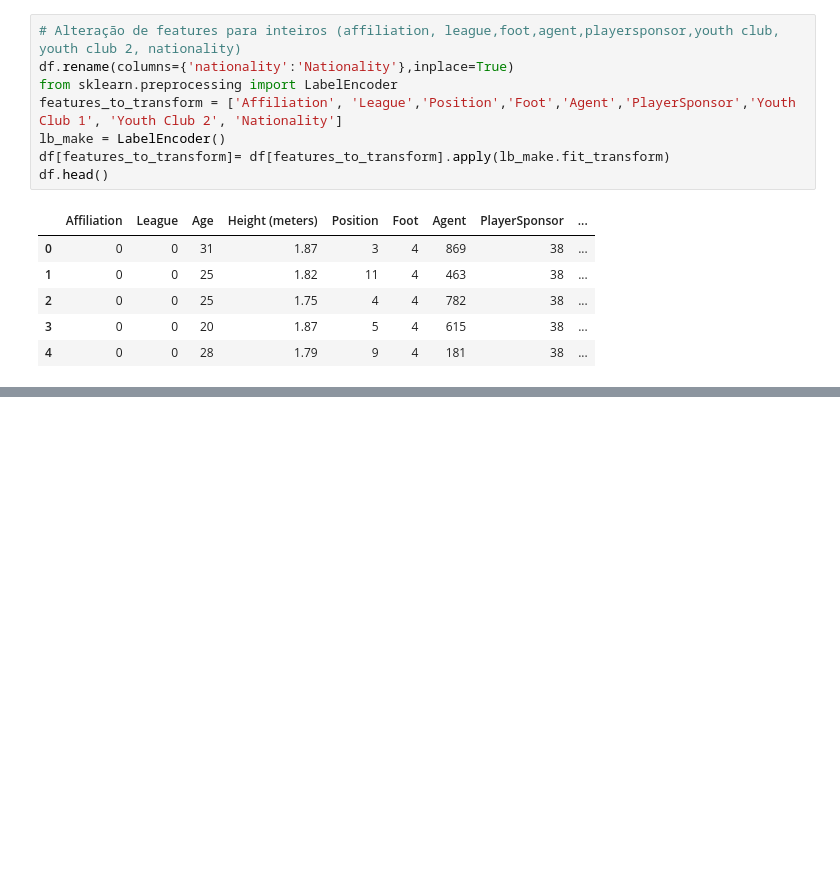
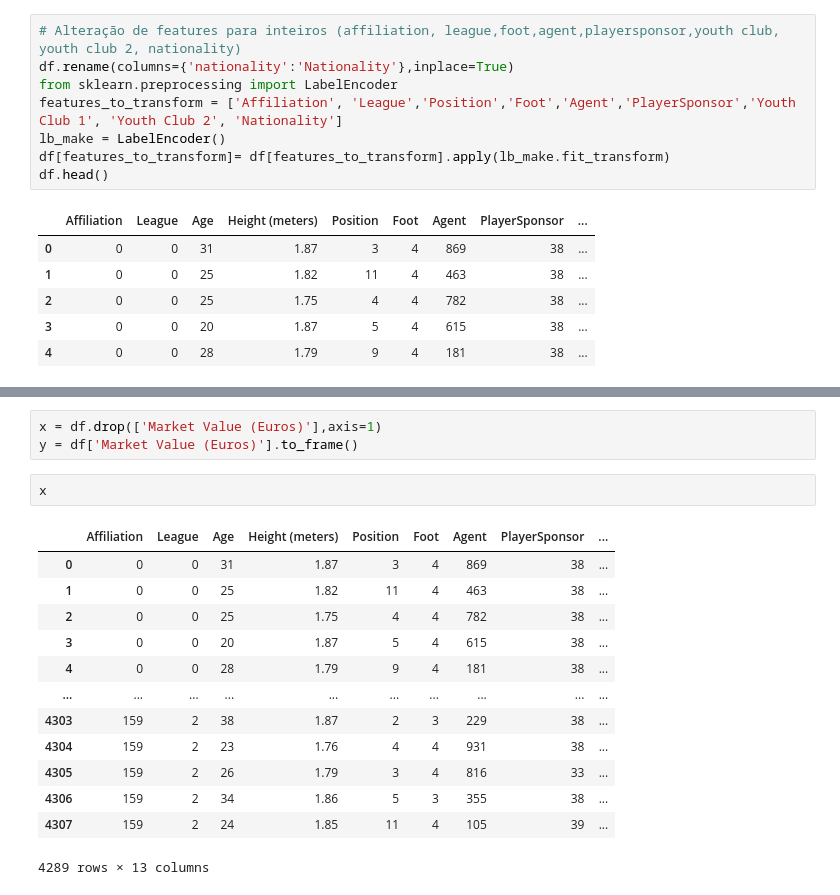
Before and after one commit to simaocunha71/machine_learning-daa, a Jupyter notebook: tarefa_grupo.ipynb, the cells around one changed output, grey strips where cells are left out. Cells and saved outputs as stored; diff of their text form; blank space fills up the shorter version.

```diff
--- a/tarefa_grupo.ipynb
+++ b/tarefa_grupo.ipynb
@@ -250,0 +279,19 @@ df.head()
+# %%
+x = df.drop(['Market Value (Euros)'],axis=1)
+y = df['Market Value (Euros)'].to_frame()
+# %%
+x
+# %% [output]
+|  | Affiliation | League | Age | Height (meters) | Position | Foot | Agent | PlayerSponsor | ... |
+| 0 | 0 | 0 | 31 | 1.87 | 3 | 4 | 869 | 38 | ... |
+| 1 | 0 | 0 | 25 | 1.82 | 11 | 4 | 463 | 38 | ... |
+| 2 | 0 | 0 | 25 | 1.75 | 4 | 4 | 782 | 38 | ... |
+| 3 | 0 | 0 | 20 | 1.87 | 5 | 4 | 615 | 38 | ... |
+| 4 | 0 | 0 | 28 | 1.79 | 9 | 4 | 181 | 38 | ... |
+| ... | ... | ... | ... | ... | ... | ... | ... | ... | ... |
+| 4303 | 159 | 2 | 38 | 1.87 | 2 | 3 | 229 | 38 | ... |
+| 4304 | 159 | 2 | 23 | 1.76 | 4 | 4 | 931 | 38 | ... |
+| 4305 | 159 | 2 | 26 | 1.79 | 3 | 4 | 816 | 33 | ... |
+| 4306 | 159 | 2 | 34 | 1.86 | 5 | 3 | 355 | 38 | ... |
+| 4307 | 159 | 2 | 24 | 1.85 | 11 | 4 | 105 | 39 | ... |
+4289 rows × 13 columns
```
Also changed, not shown: parts of 22 cells of this notebook, 2 other files.
